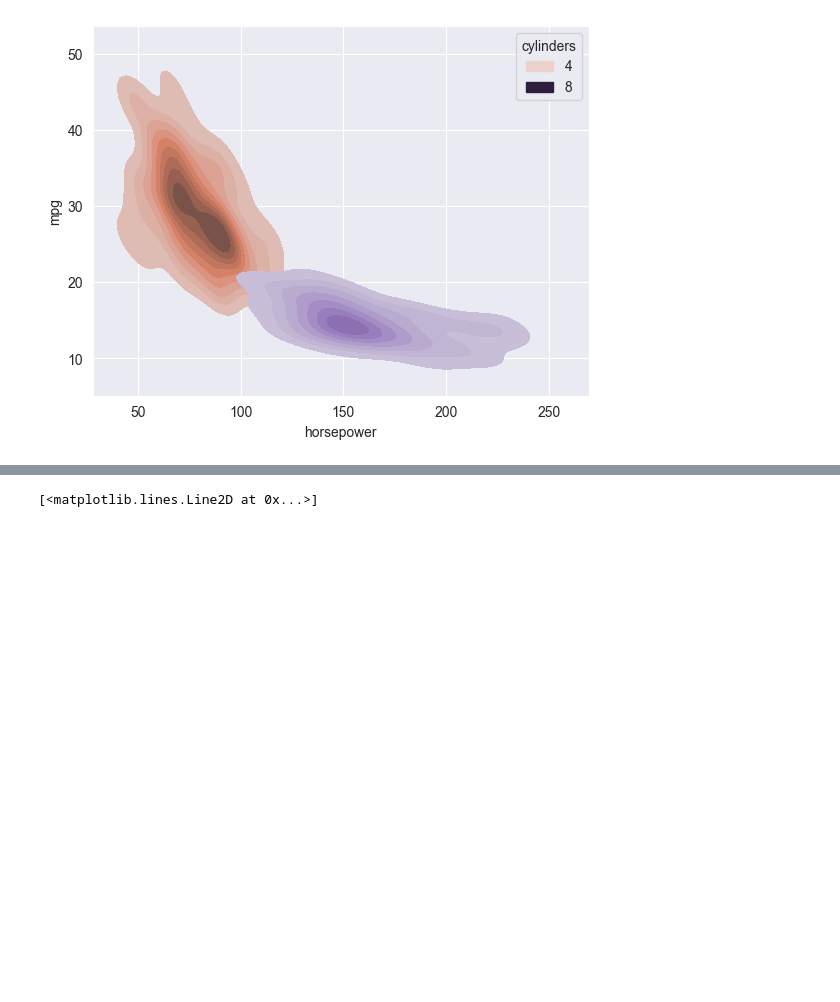
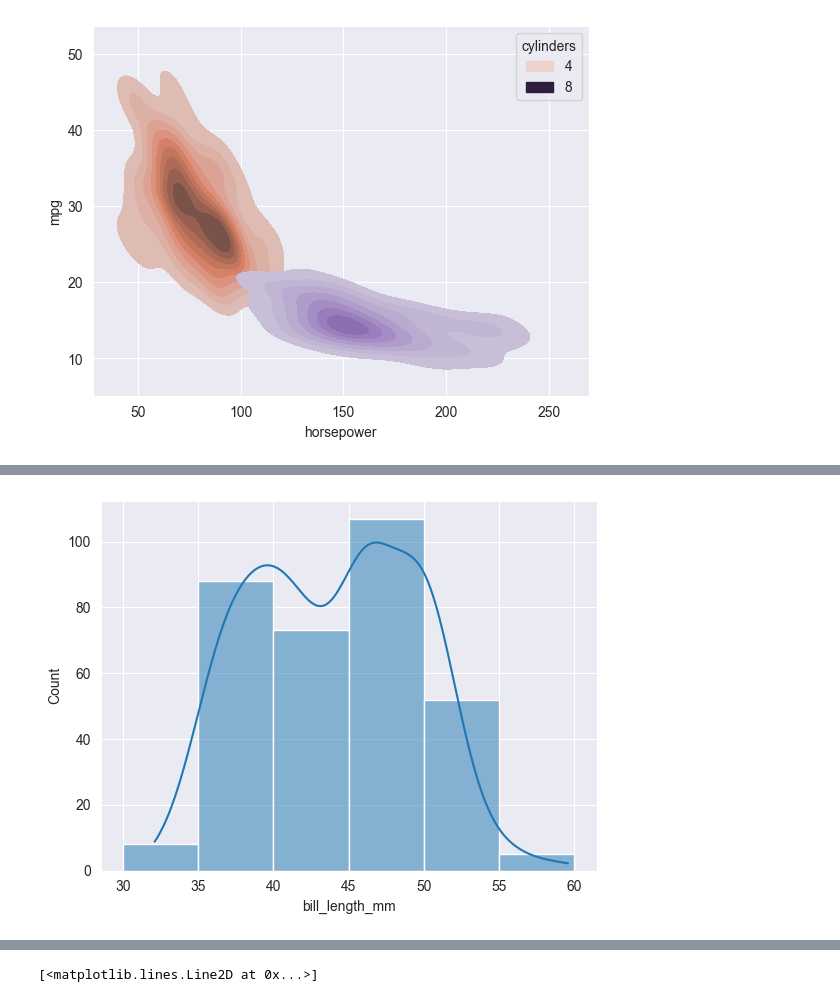
Before and after one commit to daaanishhh002/Graphing-with-Python, a Jupyter notebook: graphing.ipynb, the cells around one changed output, grey strips where cells are left out. Cells and saved outputs as stored; diff of their text form; code cells hidden in the pictures; blank space fills up the shorter version.

```diff
--- a/graphing.ipynb
+++ b/graphing.ipynb
@@ -106,0 +137,7 @@ sns.kdeplot(x=cars[filt].horsepower,y=cars[filt].mpg,
+# %%
+sns.histplot(penguins.bill_length_mm,
+             kde=True,
+             binwidth=5,
+             binrange=(30,60));
+# %% [output]
+[figure, added]
```
Also changed, not shown: parts of 16 cells of this notebook.
